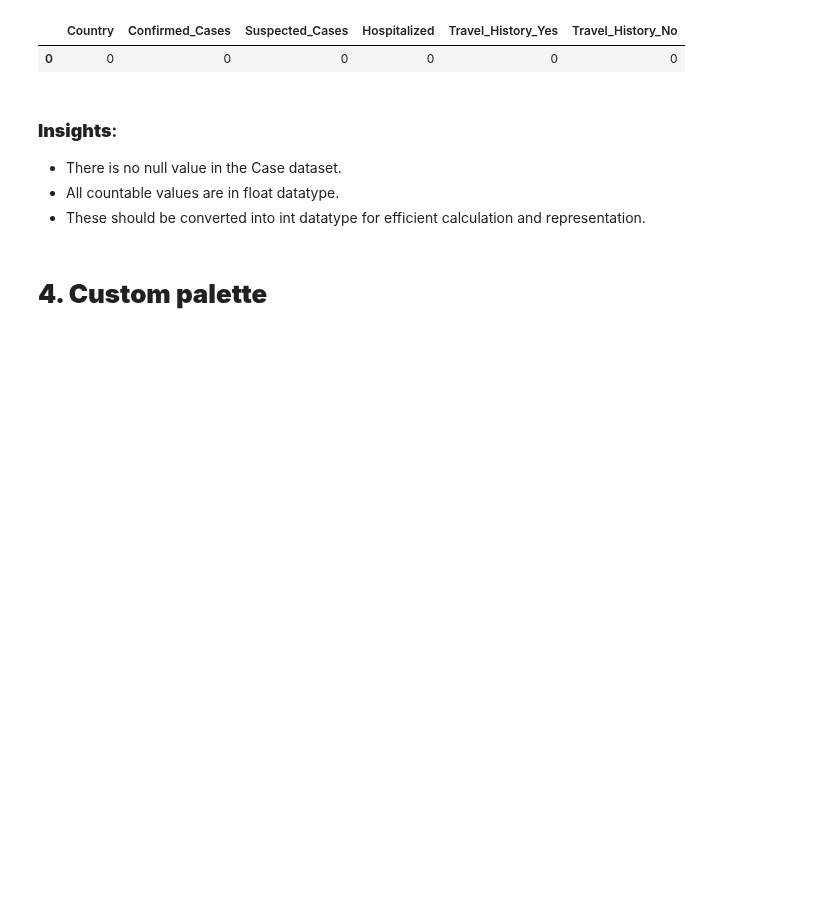
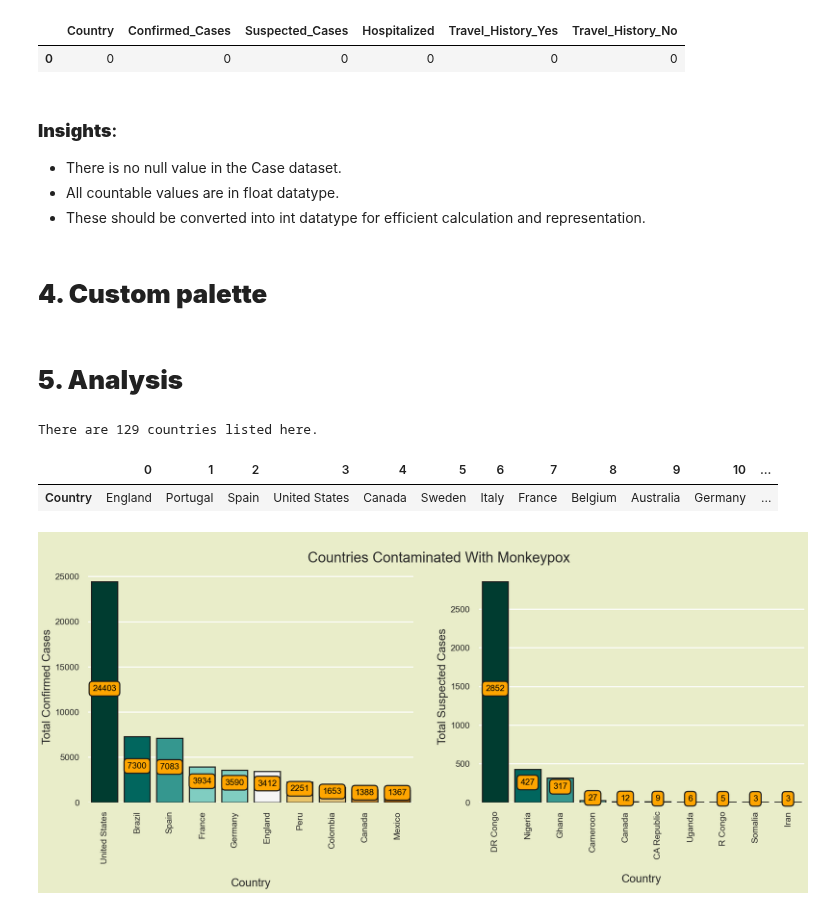
Before and after one commit to noahnoahnoahtran/EDA, a Jupyter notebook: 3_monkeypox/monkeypox_analysis.ipynb, the cells around one changed output. Cells and saved outputs as stored; diff of their text form; code cells hidden in the pictures; blank space fills up the shorter version.

```diff
--- a/3_monkeypox/monkeypox_analysis.ipynb
+++ b/3_monkeypox/monkeypox_analysis.ipynb
@@ -92,3 +92,44 @@ sns.set_context("poster", font_scale=.7)
 
 palette = ["#003C30","#01665E","#35978F","#80CDC1","#80CDC1","#F5F5F5","#e9c46a","#DFC27D","#BF812D","#8C510A","#543005"]
 palette_cmap = ["#DFC27D","#e9c46a","#DA9B47","#00847A","#01665E","#254441"]
+# %% [markdown]
+# **5. Analysis**
+# %%
+print(f"\nThere are {len(case['Country'].unique())} countries listed here.\n")
+case["Country"].to_frame().T.style.set_properties(**{"background-color": "#254441","color":"#e9c46a","border": "1.5px solid black"})
+# %% [output]
+There are 129 countries listed here.
+|  | 0 | 1 | 2 | 3 | 4 | 5 | 6 | 7 | 8 | 9 | 10 | ... |
+| Country | England | Portugal | Spain | United States | Canada | Sweden | Italy | France | Belgium | Australia | Germany | ... |
+# %%
+case[["Confirmed_Cases", "Suspected_Cases", "Hospitalized", "Travel_History_Yes", "Travel_History_No"]] = case[["Confirmed_Cases", "Suspected_Cases", "Hospitalized", "Travel_History_Yes", "Travel_History_No"]].astype("int")
+case["Total_Cases"] = case[["Confirmed_Cases", "Suspected_Cases"]].sum(axis=1)
+case["Country"].replace(to_replace = ["Democratic Republic Of The Congo", "Central African Republic", "Republic of Congo"], value = ["DR Congo", "CA Republic", "R Congo"], inplace = True)
+
+case_temp1 = case.sort_values(["Confirmed_Cases"], ascending=False)
+case_temp2 = case.sort_values(["Suspected_Cases"], ascending=False)
+
+_, axs = plt.subplots(1, 2, figsize=(20, 8))
+plt.tight_layout(pad=4.0)
+
+sns.barplot(x=case_temp1["Country"][:10], y=case_temp1["Confirmed_Cases"], ax=axs[0], palette=palette, saturation=1, edgecolor="#1c1c1c", linewidth=2)
+axs[0].set_xlabel("\nCountry", fontsize=20)
+axs[0].set_ylabel("Total Confirmed Cases", fontsize=20)
+axs[0].set_xticklabels(axs[0].get_xticklabels(), rotation=90)
+for container in axs[0].containers:
+    axs[0].bar_label(container, label_type="center", padding=6, size=15, color="black", rotation=0,
+                     bbox={"boxstyle": "round", "pad": 0.4, "facecolor": "orange", "edgecolor": "#1c1c1c", "linewidth": 2, "alpha": 1})
+
+sns.barplot(x=case_temp2["Country"][:10], y=case_temp2["Suspected_Cases"], ax=axs[1], palette=palette, saturation=1, edgecolor="#1c1c1c", linewidth=2)
+axs[1].set_xlabel("\nCountry", fontsize=20)
+axs[1].set_ylabel("Total Suspected Cases", fontsize=20)
+axs[1].set_xticklabels(axs[1].get_xticklabels(), rotation=90)
+for container in axs[1].containers:
+    axs[1].bar_label(container, label_type="center", padding=6, size=15, color="black", rotation=0,
+                     bbox={"boxstyle": "round", "pad": 0.4, "facecolor": "orange", "edgecolor": "#1c1c1c", "linewidth": 2, "alpha": 1})
+
+plt.suptitle("\nCountries Contaminated With Monkeypox\n", fontsize=25)
+sns.despine(left=True, bottom=True)
+plt.show()
+# %% [output]
+[figure, added]
```
Also changed, not shown: parts of 1 cell of this notebook.
